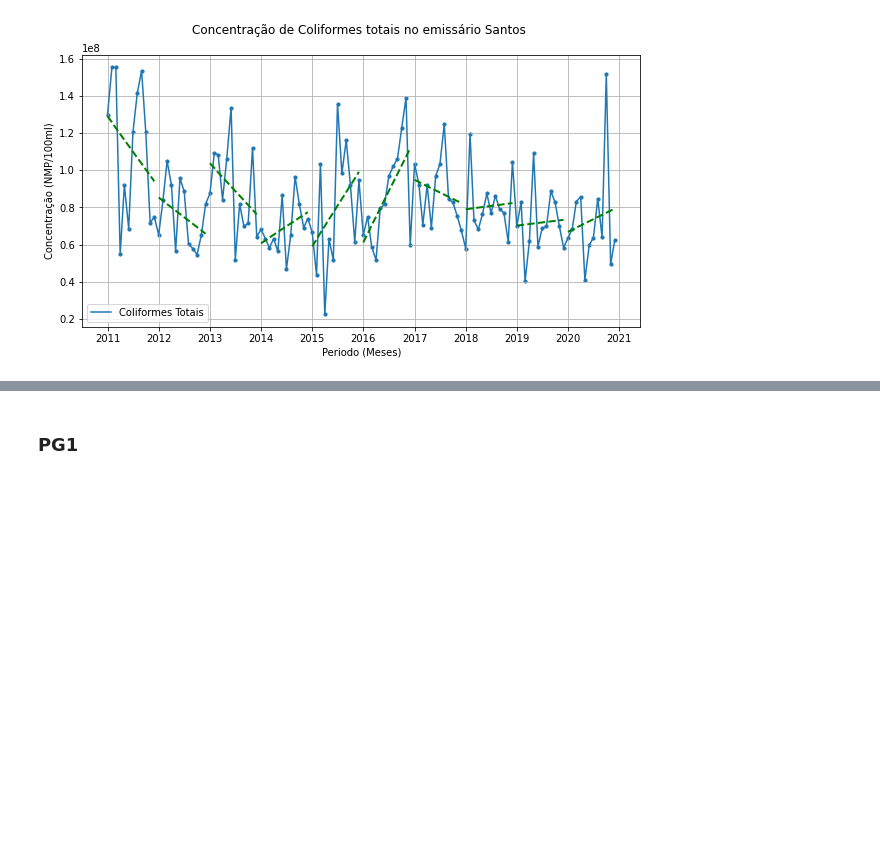
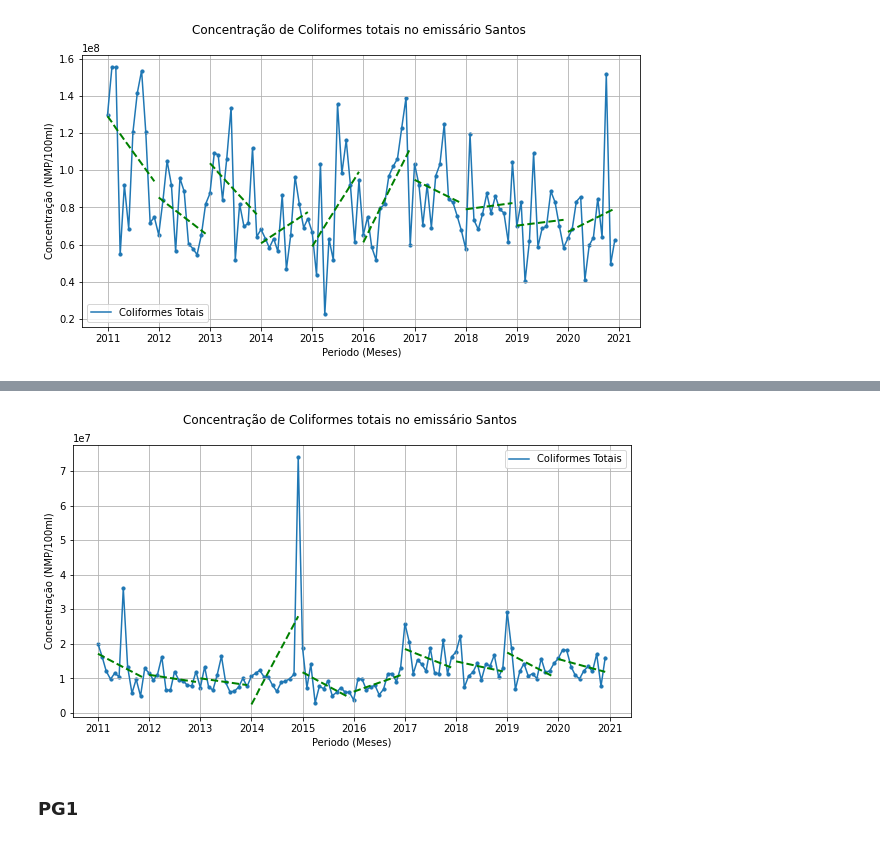
Before and after one commit to CostaNathan/doctorate, a Jupyter notebook: emissarios_dados.ipynb, the cells around one changed output, grey strips where cells are left out. Saved outputs shown, nothing was run; the diff lists cells and outputs as text; code cells hidden in the pictures; blank space fills up the shorter version.

```diff
--- a/emissarios_dados.ipynb
+++ b/emissarios_dados.ipynb
@@ -353,24 +422,26 @@ plt.grid()
 # %%
 # Plot with linear regression for each year (E.coli)
 
 plt.figure(figsize = (10,5))
-plt.plot(ct_ecoli_interpolate.index, ct_ecoli_interpolate.xs('Coliformes_Totais',level = 'Parâmetro', axis = 1)['Santos'], label = 'Coliformes Totais')
-plt.scatter(ct_ecoli_interpolate.index, ct_ecoli_interpolate.xs('Coliformes_Totais',level = 'Parâmetro', axis = 1)['Santos'], s = 10 )
-plt.plot( ct_ecoli_interpolate.iloc[0:12].index, regressao_santos()[0](months), 'green', linestyle = '--', linewidth = 2) #, label = 'Regressão linear - 2011')
-plt.plot( ct_ecoli_interpolate.iloc[12:24].index, regressao_santos()[1](months), 'green', linestyle = '--', linewidth = 2)#, label = 'Regressão linear - 2012')
-plt.plot( ct_ecoli_interpolate.iloc[24:36].index, regressao_santos()[2](months), 'green', linestyle = '--', linewidth = 2)#, label = 'Regressão linear - 2013')
-plt.plot( ct_ecoli_interpolate.iloc[36:48].index, regressao_santos()[3](months), 'green', linestyle = '--', linewidth = 2)#, label = 'Regressão linear - 2014')
-plt.plot( ct_ecoli_interpolate.iloc[48:60].index, regressao_santos()[4](months), 'green', linestyle = '--', linewidth = 2)#, label = 'Regressão linear - 2015')
-plt.plot( ct_ecoli_interpolate.iloc[60:72].index, regressao_santos()[5](months), 'green', linestyle = '--', linewidth = 2)#, label = 'Regressão linear - 2016')
-plt.plot( ct_ecoli_interpolate.iloc[72:84].index, regressao_santos()[6](months), 'green', linestyle = '--', linewidth = 2)#, label = 'Regressão linear - 2017')
-plt.plot( ct_ecoli_interpolate.iloc[84:96].index, regressao_santos()[7](months), 'green', linestyle = '--', linewidth = 2)#, label = 'Regressão linear - 2018')
-plt.plot( ct_ecoli_interpolate.iloc[96:108].index, regressao_santos()[8](months), 'green', linestyle = '--', linewidth = 2)#, label = 'Regressão linear - 2019')
-plt.plot( ct_ecoli_interpolate.iloc[108:120].index, regressao_santos()[9](months), 'green', linestyle = '--', linewidth = 2)#, label = 'Regressão linear - 2020')
+plt.plot(ct_ecoli_interpolate.index, ct_ecoli_interpolate.xs('E_Coli',level = 'Parâmetro', axis = 1)['Santos'], label = 'Coliformes Totais')
+plt.scatter(ct_ecoli_interpolate.index, ct_ecoli_interpolate.xs('E_Coli',level = 'Parâmetro', axis = 1)['Santos'], s = 10 )
+plt.plot( ct_ecoli_interpolate.iloc[0:12].index, regressao_frac_ec()[0](months), 'green', linestyle = '--', linewidth = 2) #, label = 'Regressão linear - 2011')
+plt.plot( ct_ecoli_interpolate.iloc[12:24].index, regressao_frac_ec()[1](months), 'green', linestyle = '--', linewidth = 2)#, label = 'Regressão linear - 2012')
+plt.plot( ct_ecoli_interpolate.iloc[24:36].index, regressao_frac_ec()[2](months), 'green', linestyle = '--', linewidth = 2)#, label = 'Regressão linear - 2013')
+plt.plot( ct_ecoli_interpolate.iloc[36:48].index, regressao_frac_ec()[3](months), 'green', linestyle = '--', linewidth = 2)#, label = 'Regressão linear - 2014')
+plt.plot( ct_ecoli_interpolate.iloc[48:60].index, regressao_frac_ec()[4](months), 'green', linestyle = '--', linewidth = 2)#, label = 'Regressão linear - 2015')
+plt.plot( ct_ecoli_interpolate.iloc[60:72].index, regressao_frac_ec()[5](months), 'green', linestyle = '--', linewidth = 2)#, label = 'Regressão linear - 2016')
+plt.plot( ct_ecoli_interpolate.iloc[72:84].index, regressao_frac_ec()[6](months), 'green', linestyle = '--', linewidth = 2)#, label = 'Regressão linear - 2017')
+plt.plot( ct_ecoli_interpolate.iloc[84:96].index, regressao_frac_ec()[7](months), 'green', linestyle = '--', linewidth = 2)#, label = 'Regressão linear - 2018')
+plt.plot( ct_ecoli_interpolate.iloc[96:108].index, regressao_frac_ec()[8](months), 'green', linestyle = '--', linewidth = 2)#, label = 'Regressão linear - 2019')
+plt.plot( ct_ecoli_interpolate.iloc[108:120].index, regressao_frac_ec()[9](months), 'green', linestyle = '--', linewidth = 2)#, label = 'Regressão linear - 2020')
 plt.xlabel('Periodo (Meses)')
 plt.ylabel('Concentração (NMP/100ml)')
 plt.title('Concentração de Coliformes totais no emissário Santos \n')
 plt.legend(loc='best')
 plt.grid()
+# %% [output]
+[figure, added]
 # %% [markdown]
 ### PG1
 # %%
```
Also changed, not shown: parts of 6 cells of this notebook.
